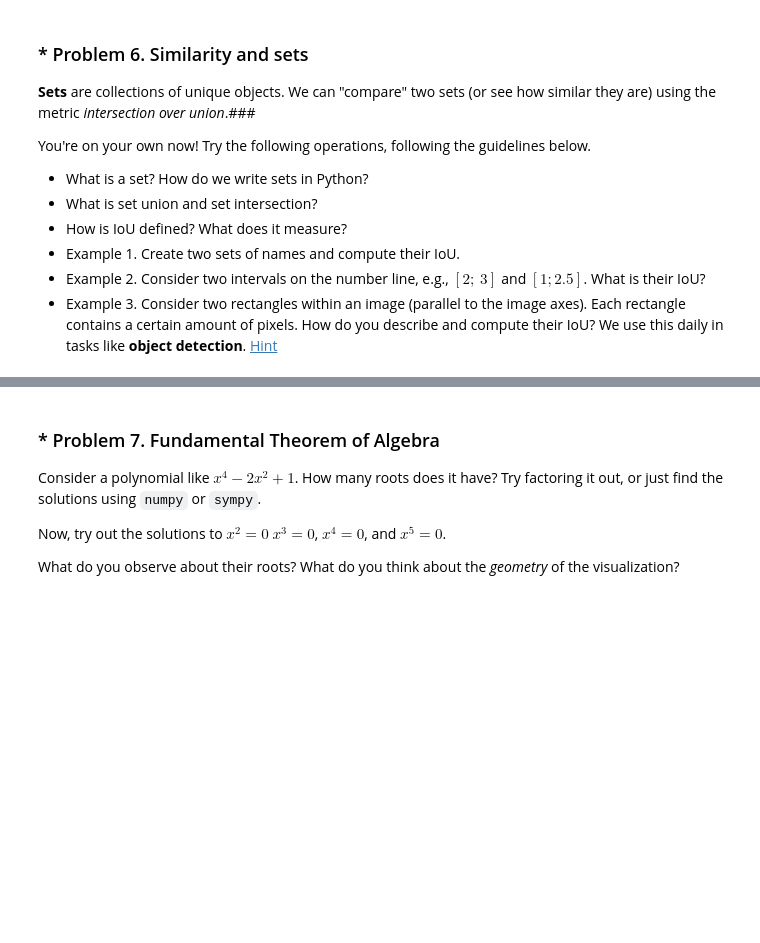
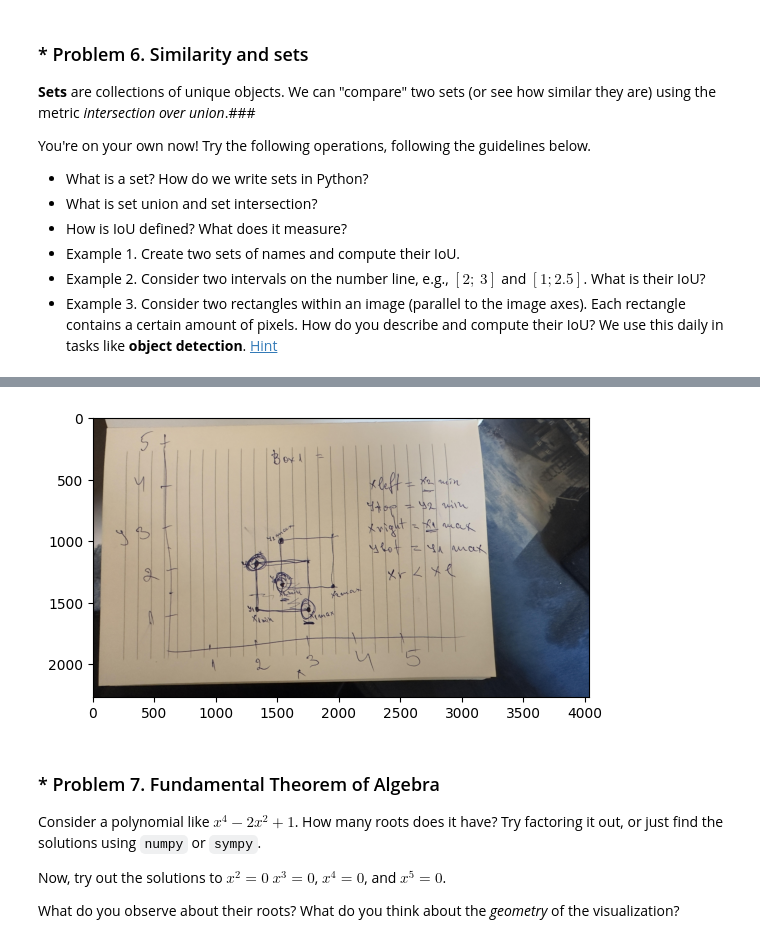
Before and after one commit to plamensve/Math-concepts-for-Developers---2026, a Jupyter notebook: 01_high_school_maths/plamen_svetoslavov/High-School Math Exercise.ipynb, the cells around one changed output, grey strips where cells are left out. Cells and saved outputs as stored; diff of their text form; code cells hidden in the pictures; blank space fills up the shorter version.

```diff
--- a/01_high_school_maths/plamen_svetoslavov/High-School Math Exercise.ipynb
+++ b/01_high_school_maths/plamen_svetoslavov/High-School Math Exercise.ipynb
@@ -185,3 +271,13 @@ You're on your own now! Try the following operations, following the guidelines b
+# %%
+image = plt.imread("unnamed.jpg")
+
+rotated = np.rot90(image)
+
+plt.imshow(rotated)
+plt.axis("on")
+plt.show()
+# %% [output]
+[figure, added]
 # %% [markdown]
 ### * Problem 7. Fundamental Theorem of Algebra
 Consider a polynomial like $x^4 - 2x^2 + 1$. How many roots does it have? Try factoring it out, or just find the solutions using `numpy` or `sympy`.
```
Also changed, not shown: parts of 16 cells of this notebook, 2 other files.
